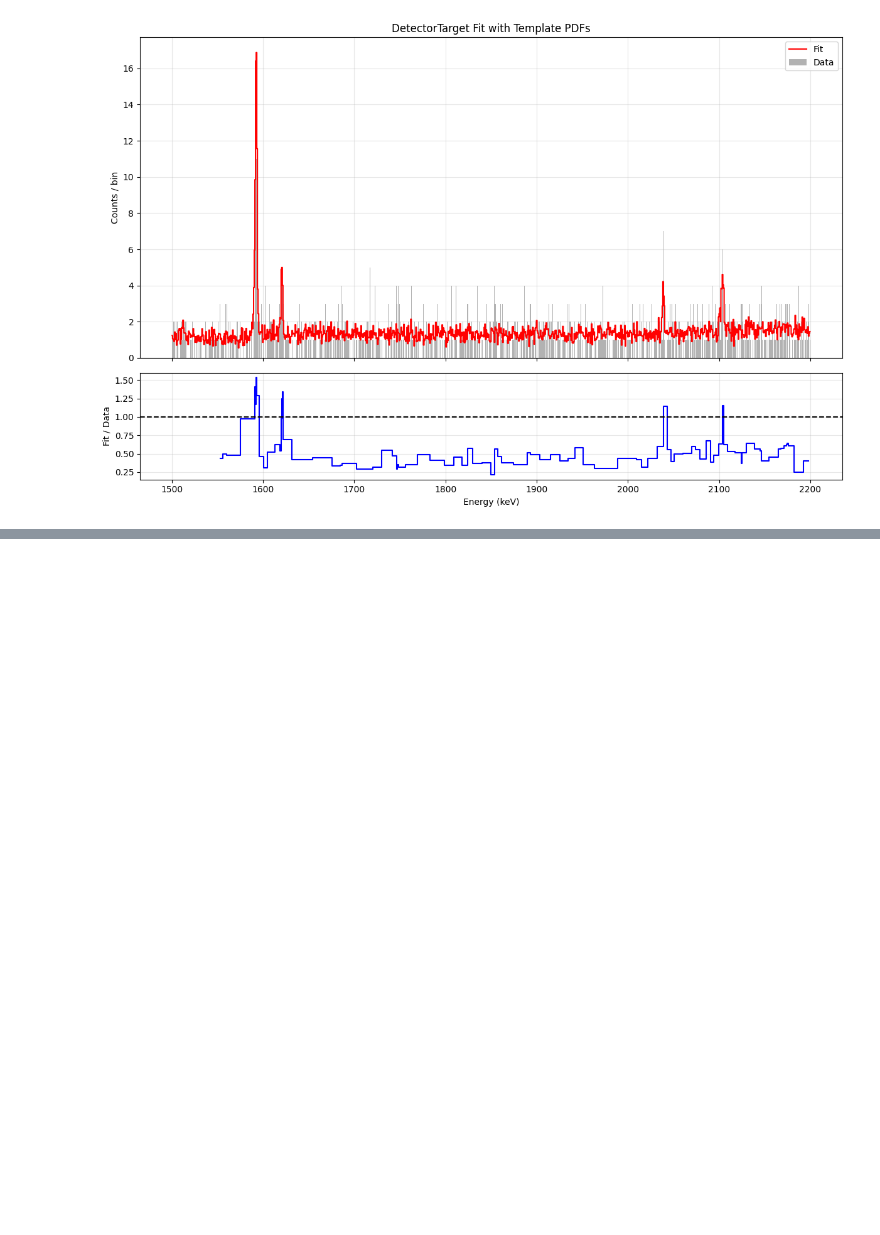
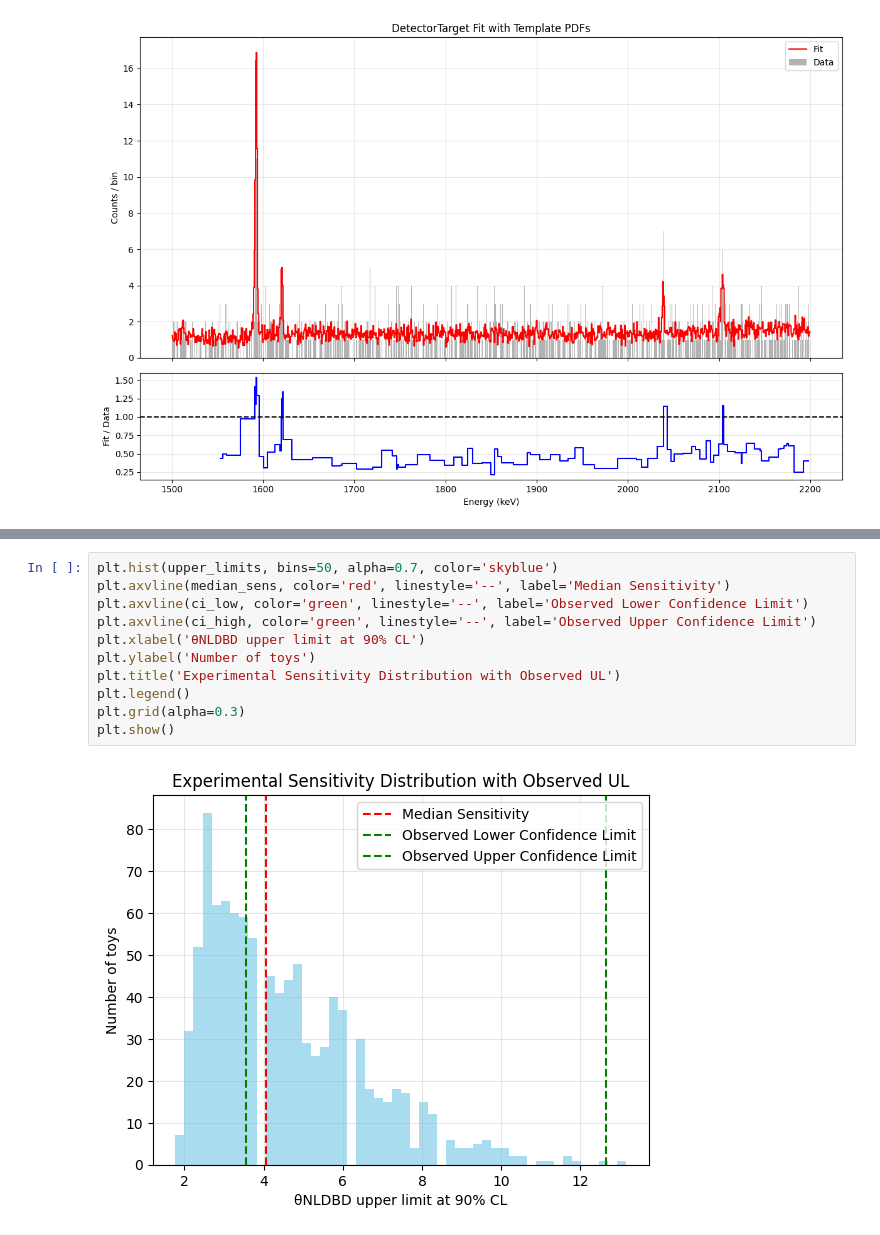
Before and after one commit to TangyKiwi/DSC-291-Final-Project, a Jupyter notebook: scripts/fit.ipynb, the cells around one changed output, grey strips where cells are left out. Drawn from its saved outputs; the diff is of its cells as text; blank space fills up the shorter version.

```diff
--- a/scripts/fit.ipynb
+++ b/scripts/fit.ipynb
@@ -86,0 +244,13 @@ theta_ovbb = 7.07 ± 2.80
+# %%
+plt.hist(upper_limits, bins=50, alpha=0.7, color='skyblue')
+plt.axvline(median_sens, color='red', linestyle='--', label='Median Sensitivity')
+plt.axvline(ci_low, color='green', linestyle='--', label='Observed Lower Confidence Limit')
+plt.axvline(ci_high, color='green', linestyle='--', label='Observed Upper Confidence Limit')
+plt.xlabel('θNLDBD upper limit at 90% CL')
+plt.ylabel('Number of toys')
+plt.title('Experimental Sensitivity Distribution with Observed UL')
+plt.legend()
+plt.grid(alpha=0.3)
+plt.show()
+# %% [output]
+[figure, added]
```
Also changed, not shown: parts of 4 cells of this notebook.
